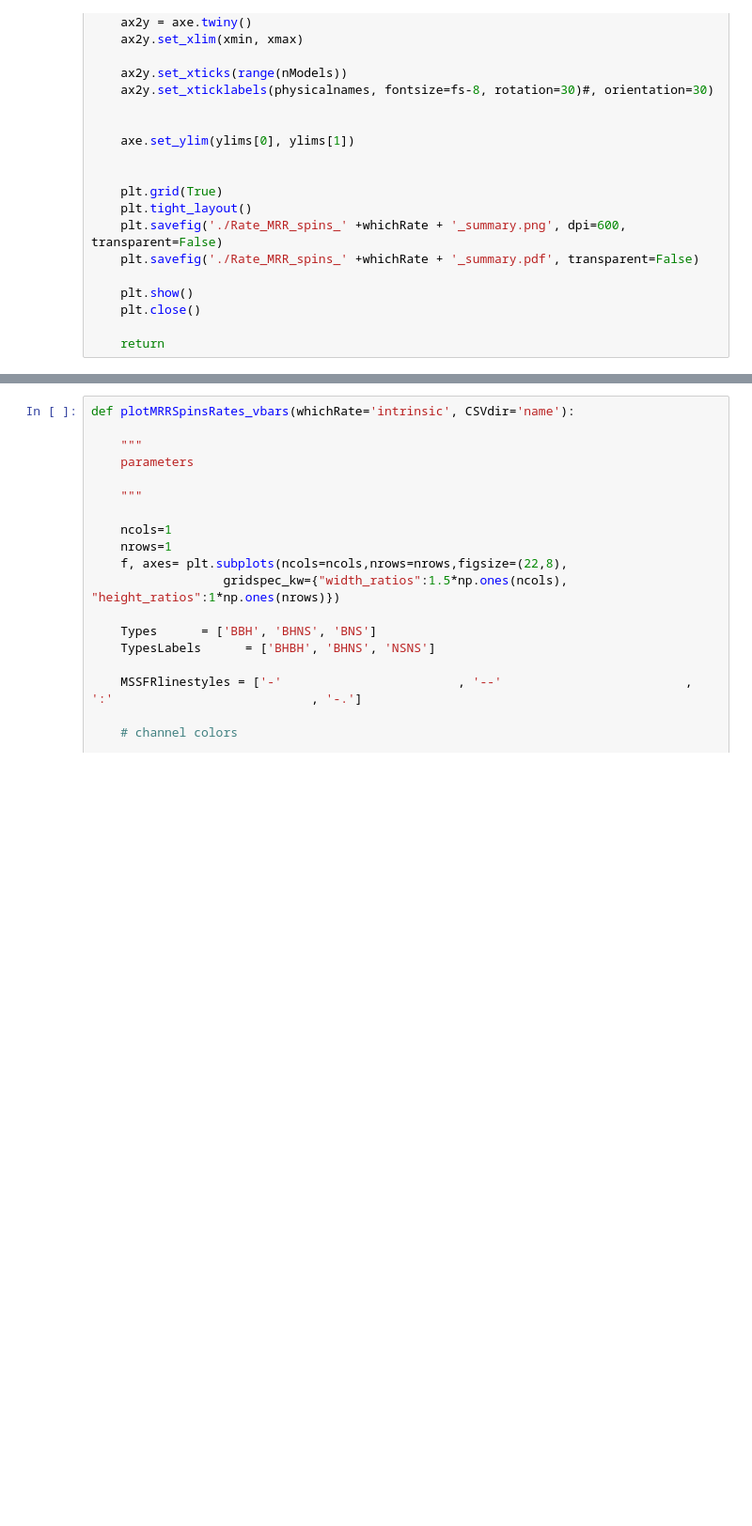
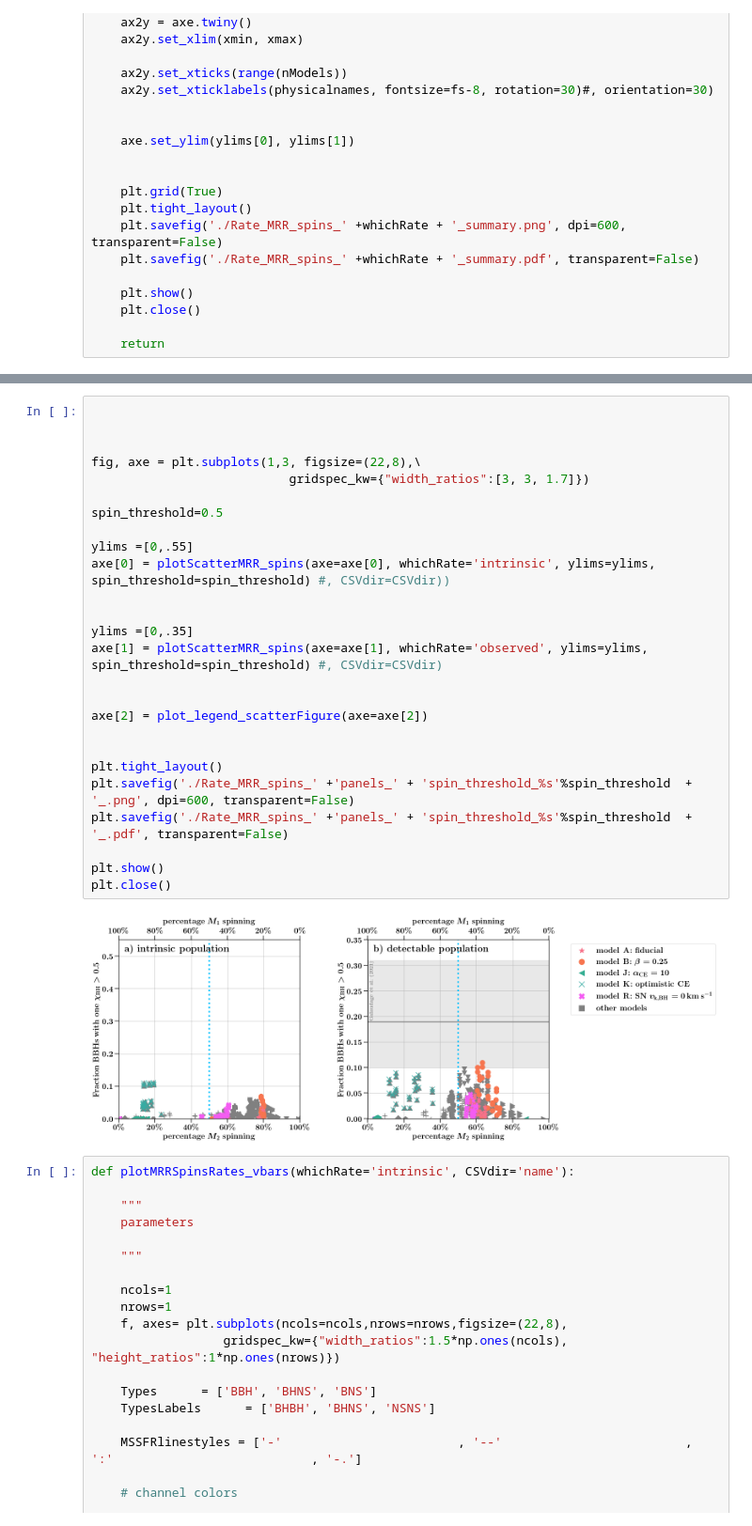
Before and after one commit to FloorBroekgaarden/MRR_Project, a Jupyter notebook: Figure2_MRR_Rates_For_All_Models/MRR_Rates_Intrinsic_and_Detectable_summary.ipynb, the cells around one changed output, grey strips where cells are left out. Shown at 94% size. Drawn from its saved outputs; the diff is of its cells as text; blank space fills up the shorter version.

Commit message:
added spinning with different thresholds

```diff
--- a/Figure2_MRR_Rates_For_All_Models/MRR_Rates_Intrinsic_and_Detectable_summary.ipynb
+++ b/Figure2_MRR_Rates_For_All_Models/MRR_Rates_Intrinsic_and_Detectable_summary.ipynb
@@ -1369,3 +1350,31 @@ plt.close()
+# %%
+
+
+
+fig, axe = plt.subplots(1,3, figsize=(22,8),\
+                           gridspec_kw={"width_ratios":[3, 3, 1.7]})
+
+spin_threshold=0.5
+
+ylims =[0,.55]
+axe[0] = plotScatterMRR_spins(axe=axe[0], whichRate='intrinsic', ylims=ylims, spin_threshold=spin_threshold) #, CSVdir=CSVdir))
+
+
+ylims =[0,.35]
+axe[1] = plotScatterMRR_spins(axe=axe[1], whichRate='observed', ylims=ylims, spin_threshold=spin_threshold) #, CSVdir=CSVdir)
+
+
+axe[2] = plot_legend_scatterFigure(axe=axe[2])
+
+
+plt.tight_layout()
+plt.savefig('./Rate_MRR_spins_' +'panels_' + 'spin_threshold_%s'%spin_threshold  + '_.png', dpi=600, transparent=False)
+plt.savefig('./Rate_MRR_spins_' +'panels_' + 'spin_threshold_%s'%spin_threshold  + '_.pdf', transparent=False)
+
+plt.show()
+plt.close()
+# %% [output]
+[figure, added]
 # %%
 def plotMRRSpinsRates_vbars(whichRate='intrinsic', CSVdir='name'):
 
```
Also changed, not shown: parts of 9 cells of this notebook, 6 other files.
